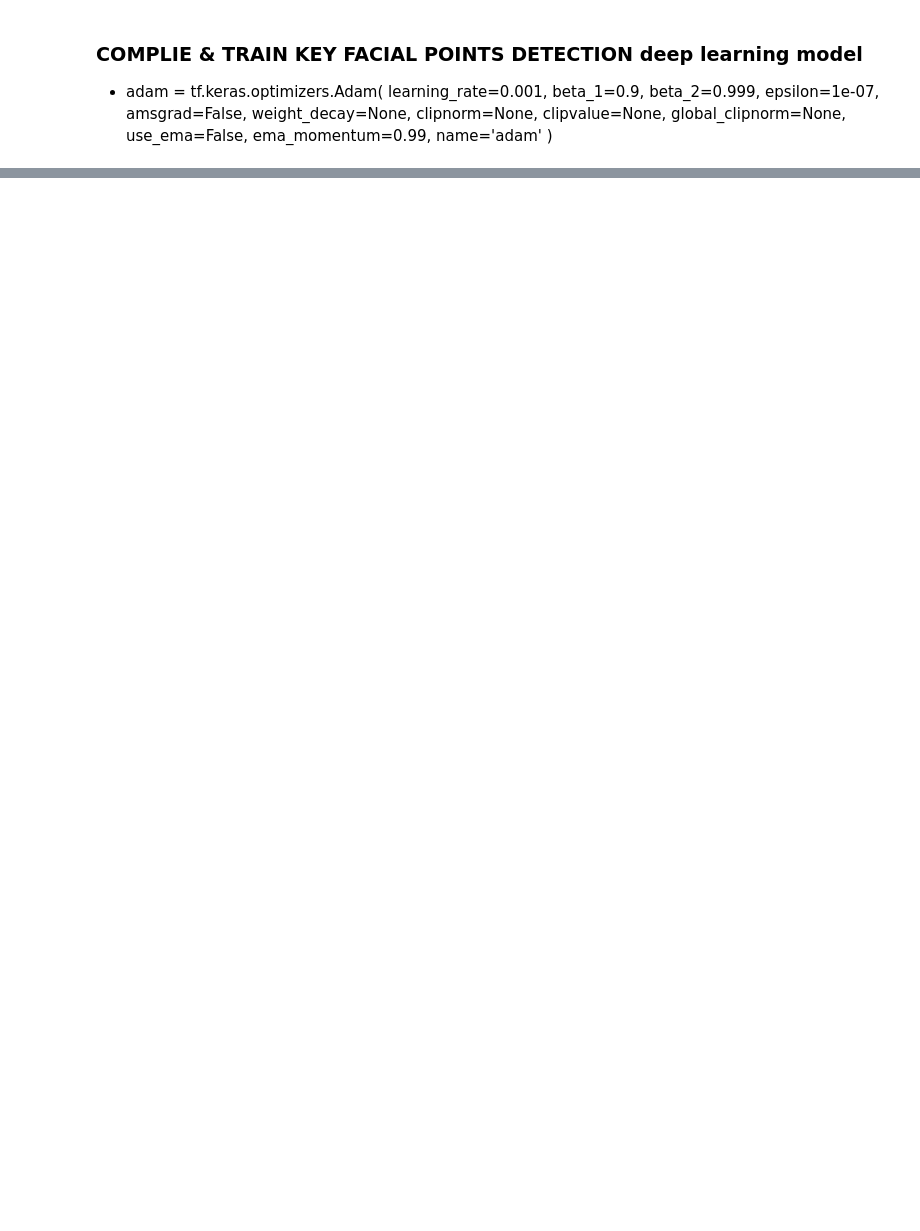
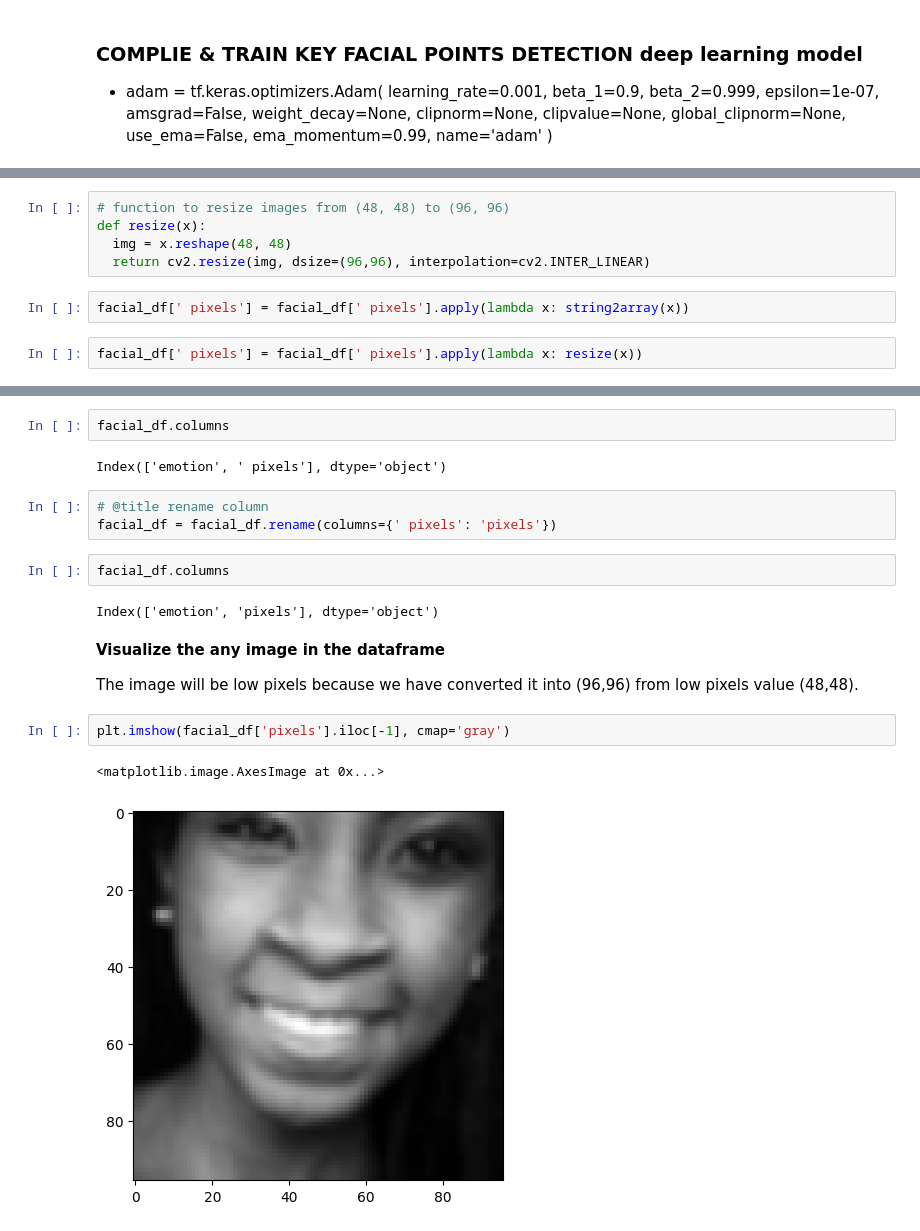
Before and after one commit to Dhruv-Ganapati/Emotion_Detection_usingAI, a Jupyter notebook: Emotion_Detection.ipynb, the cells around one changed output, grey strips where cells are left out. Saved outputs shown, nothing was run; the diff lists cells and outputs as text; blank space fills up the shorter version.

```diff
--- a/Emotion_Detection.ipynb
+++ b/Emotion_Detection.ipynb
@@ -721,0 +1021,9 @@ model_1_facialKeyPoints.compile(optimizer= 'adam' , loss= keras.losses.binary_cr
+# %%
+# function to resize images from (48, 48) to (96, 96)
+def resize(x):
+  img = x.reshape(48, 48)
+  return cv2.resize(img, dsize=(96,96), interpolation=cv2.INTER_LINEAR)
+# %%
+facial_df[' pixels'] = facial_df[' pixels'].apply(lambda x: string2array(x))
+# %%
+facial_df[' pixels'] = facial_df[' pixels'].apply(lambda x: resize(x))
@@ -721,0 +1039,20 @@ model_1_facialKeyPoints.compile(optimizer= 'adam' , loss= keras.losses.binary_cr
+# %%
+facial_df.columns
+# %% [output]
+Index(['emotion', ' pixels'], dtype='object')
+# %%
+# @title rename column
+facial_df = facial_df.rename(columns={' pixels': 'pixels'})
+# %%
+facial_df.columns
+# %% [output]
+Index(['emotion', 'pixels'], dtype='object')
+# %% [markdown]
+**Visualize the any image in the dataframe**
+
+The image will be low pixels because we have converted it into (96,96) from low pixels value (48,48).
+# %%
+plt.imshow(facial_df['pixels'].iloc[-1], cmap='gray')
+# %% [output]
+<matplotlib.image.AxesImage at 0x...>
+[figure, added]
```
Also changed, not shown: parts of 43 cells of this notebook.
